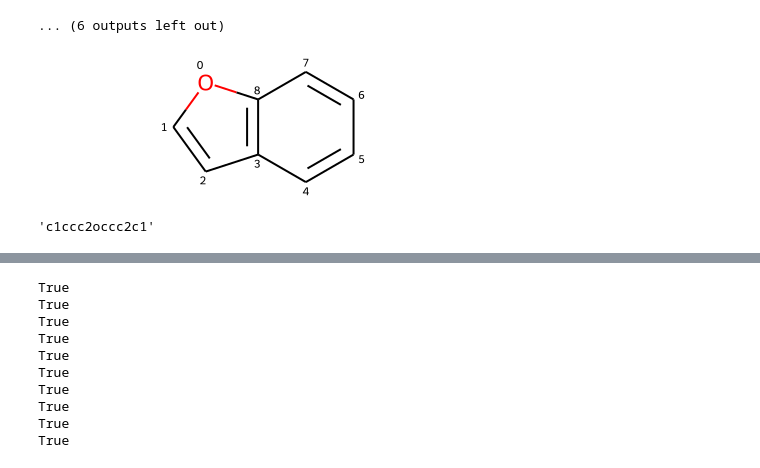
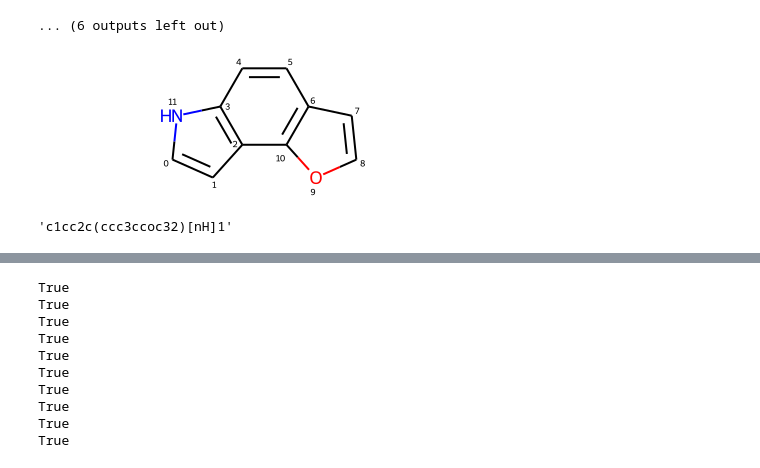
Before and after one commit to molrs/molrs-core, a Jupyter notebook: test.ipynb, the cells around one changed output, grey strips where cells are left out. Cells and saved outputs as stored; diff of their text form; code cells hidden in the pictures.

```diff
--- a/test.ipynb
+++ b/test.ipynb
@@ -48,19 +48,19 @@ for smi in smiles.split():
 [figure]
 ... (6 outputs left out)
 # %%
-# smi = 'c1cc2c(ccc3ccoc32)[nH]1'
+smi = 'c1cc2c(ccc3ccoc32)[nH]1'
 # smi = 'O=c1ccn2ccccn12'
 # smi = 'c1cccc(CCC2)c12'
 # smi = 'C1=Ccccc1'
 # smi = 'c1ccccc1'
 # smi = 'c1ccc2ccccc2c1'
 # smi = 'c1ccc2cc(Cc3ccc4ccccc4c3)ccc2c1'
 # smi = 'c1ccc(Cc2ccc3ccccc3c2)cc1'
-smi = 'o1ccc(cccc2)c12'
+# smi = 'o1ccc(cccc2)c12'
 mol = Chem.MolFromSmiles(smi)
 display(mol)
 
 Chem.MolToSmiles(mol)
 # %% [output]
-[figure, old version]
+[figure, new version]
-'c1ccc2occc2c1'
+'c1cc2c(ccc3ccoc32)[nH]1'
```
Also changed, not shown: parts of 1 cell of this notebook, 6 other files.
